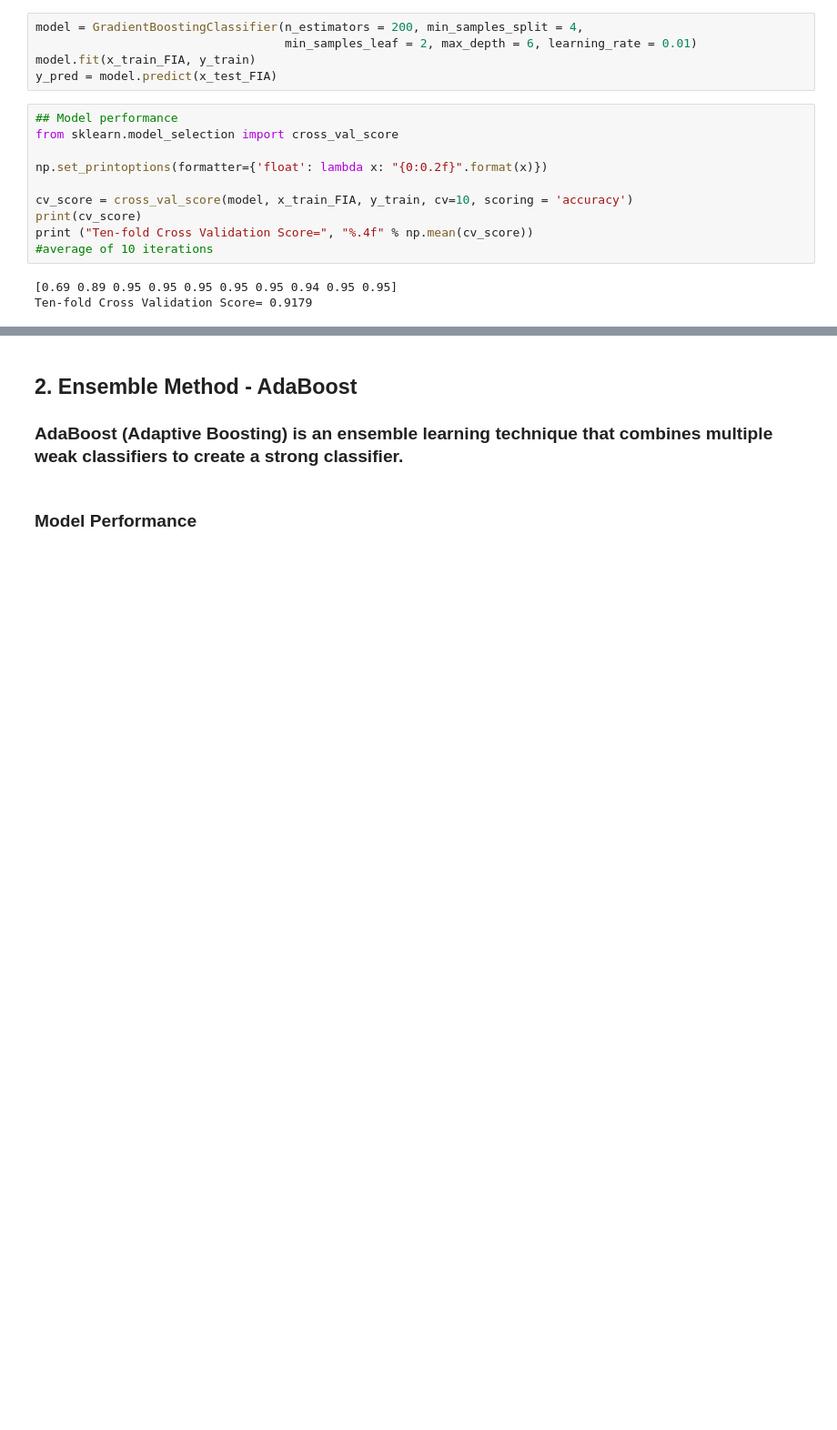
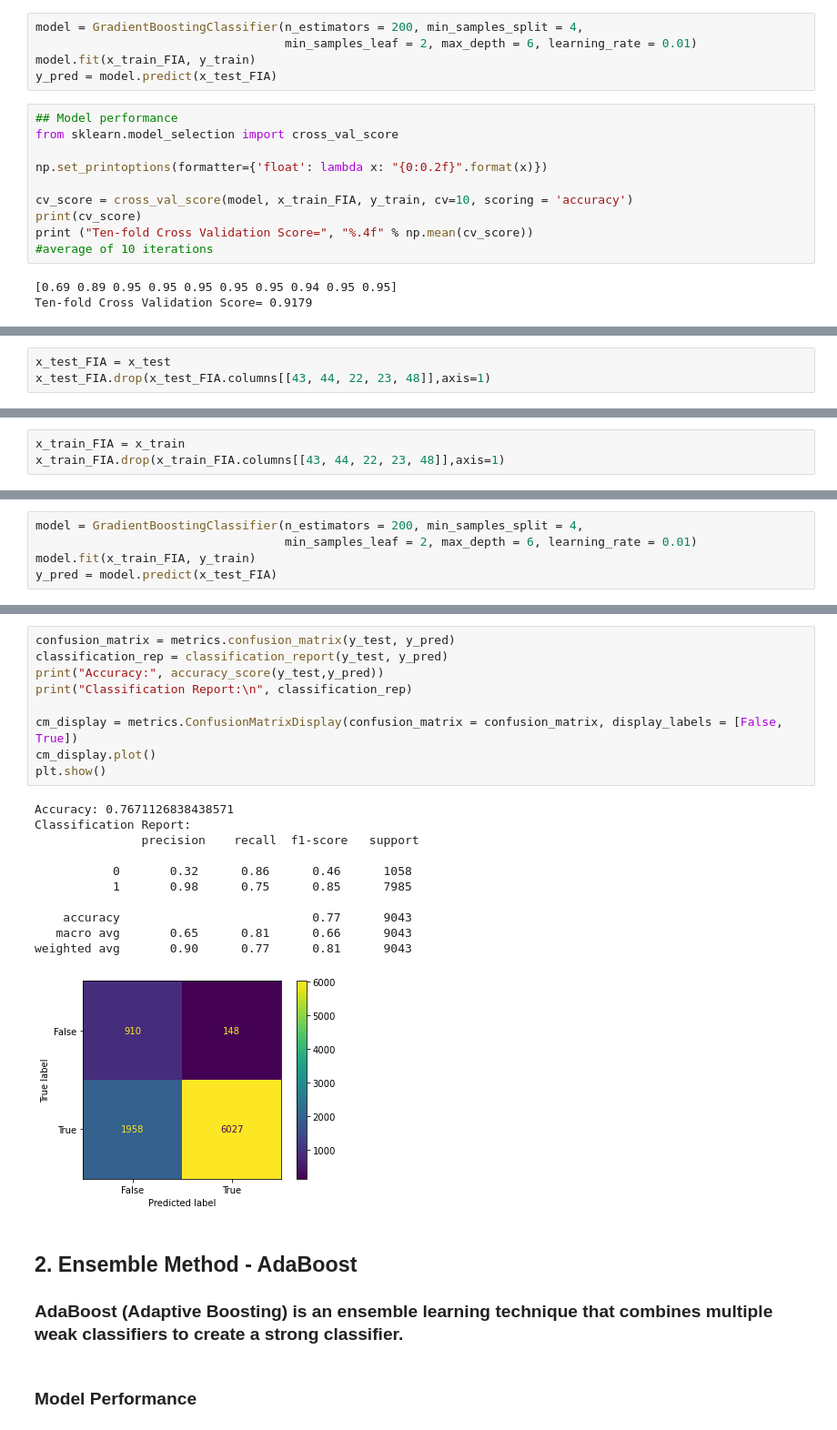
Before and after one commit to SamXu1018/DSA5101-Project, a Jupyter notebook: Ensemble_Method_model_v3.ipynb, the cells around one changed output, grey strips where cells are left out. Shown at 91% size. Drawn from its saved outputs; the diff is of its cells as text; blank space fills up the shorter version.

```diff
--- a/Ensemble_Method_model_v3.ipynb
+++ b/Ensemble_Method_model_v3.ipynb
@@ -257,0 +251,3 @@ weighted avg       0.90      0.77      0.81      9043
+# %%
+x_test_FIA = x_test
+x_test_FIA.drop(x_test_FIA.columns[[43, 44, 22, 23, 48]],axis=1)
@@ -257,0 +268,3 @@ weighted avg       0.90      0.77      0.81      9043
+# %%
+x_train_FIA = x_train
+x_train_FIA.drop(x_train_FIA.columns[[43, 44, 22, 23, 48]],axis=1)
@@ -257,0 +285,5 @@ weighted avg       0.90      0.77      0.81      9043
+# %%
+model = GradientBoostingClassifier(n_estimators = 200, min_samples_split = 4,
+                                   min_samples_leaf = 2, max_depth = 6, learning_rate = 0.01)
+model.fit(x_train_FIA, y_train)
+y_pred = model.predict(x_test_FIA)
@@ -258,3 +303,24 @@ weighted avg       0.90      0.77      0.81      9043
+# %%
+confusion_matrix = metrics.confusion_matrix(y_test, y_pred)
+classification_rep = classification_report(y_test, y_pred)
+print("Accuracy:", accuracy_score(y_test,y_pred))
+print("Classification Report:\n", classification_rep)
+
+cm_display = metrics.ConfusionMatrixDisplay(confusion_matrix = confusion_matrix, display_labels = [False, True])
+cm_display.plot()
+plt.show()
+# %% [output]
+Accuracy: 0.7671126838438571
+Classification Report:
+               precision    recall  f1-score   support
+
+           0       0.32      0.86      0.46      1058
+           1       0.98      0.75      0.85      7985
+
+    accuracy                           0.77      9043
+   macro avg       0.65      0.81      0.66      9043
+weighted avg       0.90      0.77      0.81      9043
+[figure, added]
 # %% [markdown]
 ## 2. Ensemble Method - AdaBoost
 ### AdaBoost (Adaptive Boosting) is an ensemble learning technique that combines multiple weak classifiers to create a strong classifier.
```
Also changed, not shown: parts of 16 cells of this notebook.
